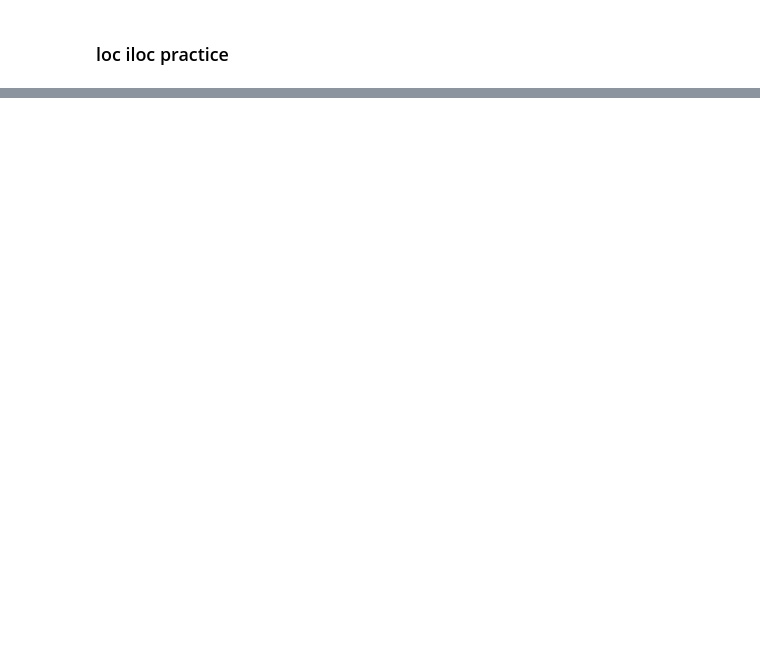
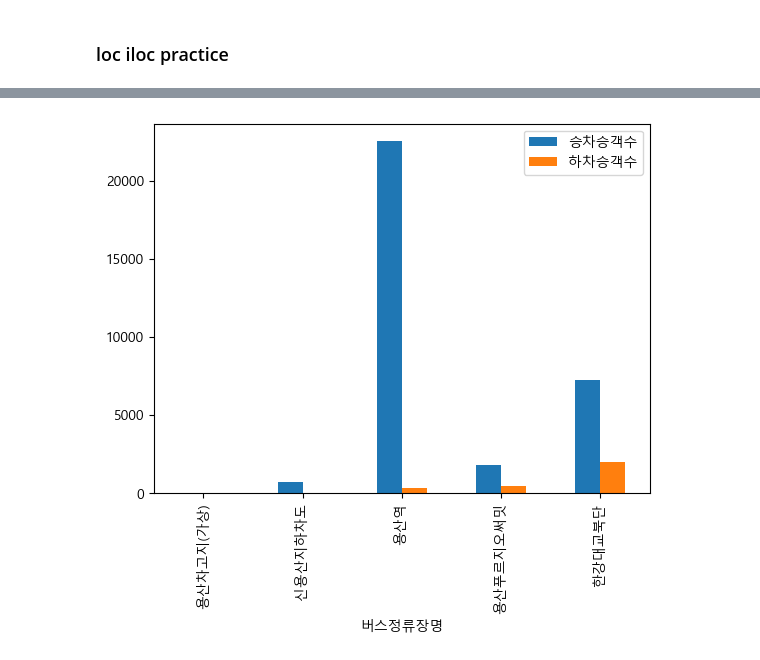
Before and after one commit to hslcrb/kw-competition-practice, a Jupyter notebook: 20260704-토요실습1.ipynb, the cells around one changed output, grey strips where cells are left out. Cells and saved outputs as stored; diff of their text form; code cells hidden in the pictures; blank space fills up the shorter version.

```diff
--- a/20260704-토요실습1.ipynb
+++ b/20260704-토요실습1.ipynb
@@ -143,0 +178,4 @@ bus_station
+# %%
+boarding=bus_station[['버스정류장명','승차승객수','하차승객수']]         # 버스정류장명 승차승객수 하차승객수만 출력하고 boaring 이란 변수에 저장하고 그 변수를 출력
+boarding.index=boarding['버스정류장명']                                  # 그리고 그 변수의 인덱스는 버스정류장명으로 한다.
+boarding                                                                 # 그리고 그 변수를 출력
@@ -143,0 +206,5 @@ bus_station
+# %%
+boarding[['승차승객수','하차승객수']].head().plot(kind='bar')          # boaring 에서 승차승객수 하차승객수만 뽑고 그것에서 상위 5개만 뽑고 이것을 플롯 차트 중 바 스타일로 시각화
+plt.rc('font', family='Malgun Gothic')                                 # 폰트 지정 기능인 rc 로 폰트를 맑은 고딕으로 지정함
+# %% [output]
+[figure, added]
```
Also changed, not shown: parts of 16 cells of this notebook.
